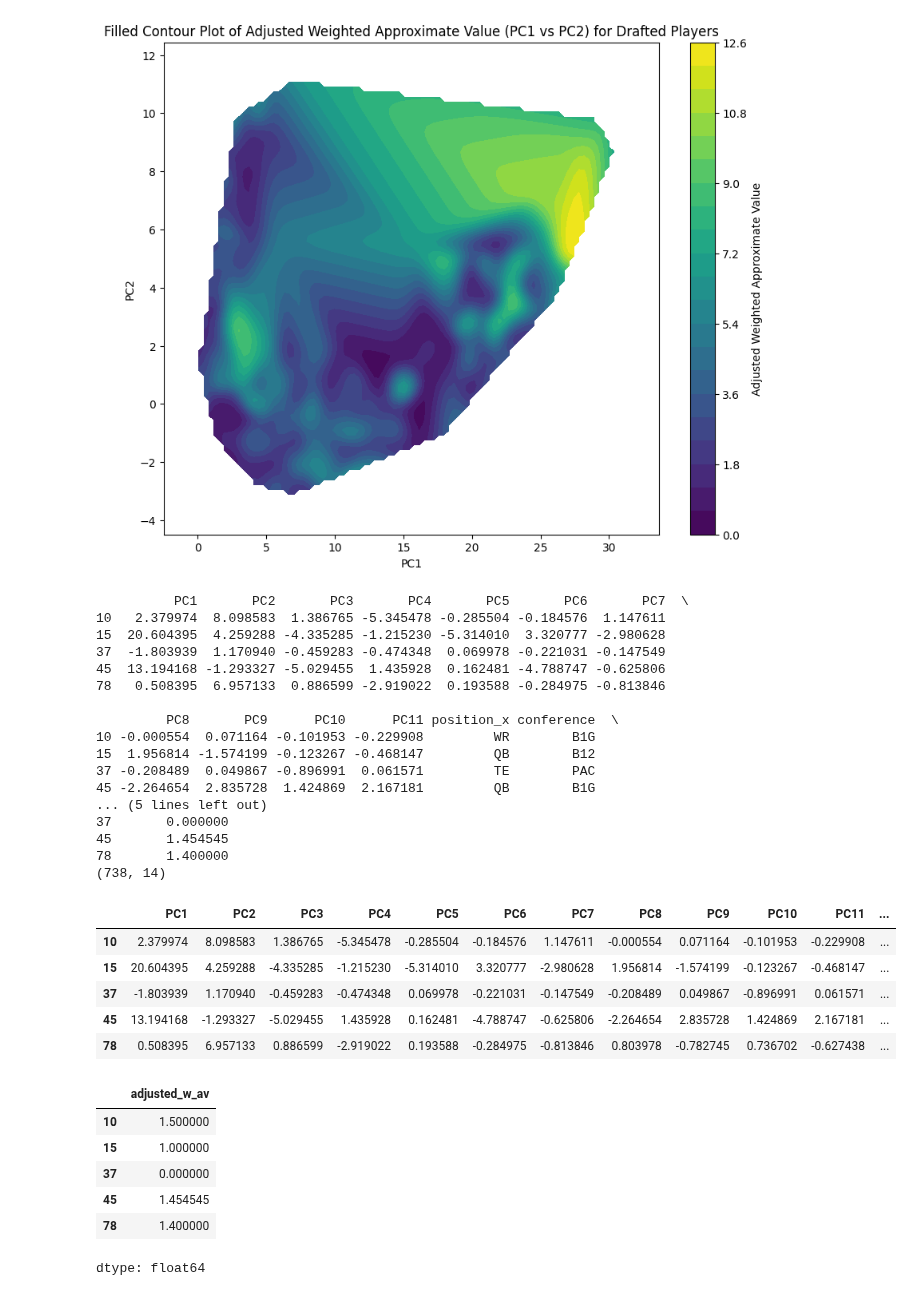
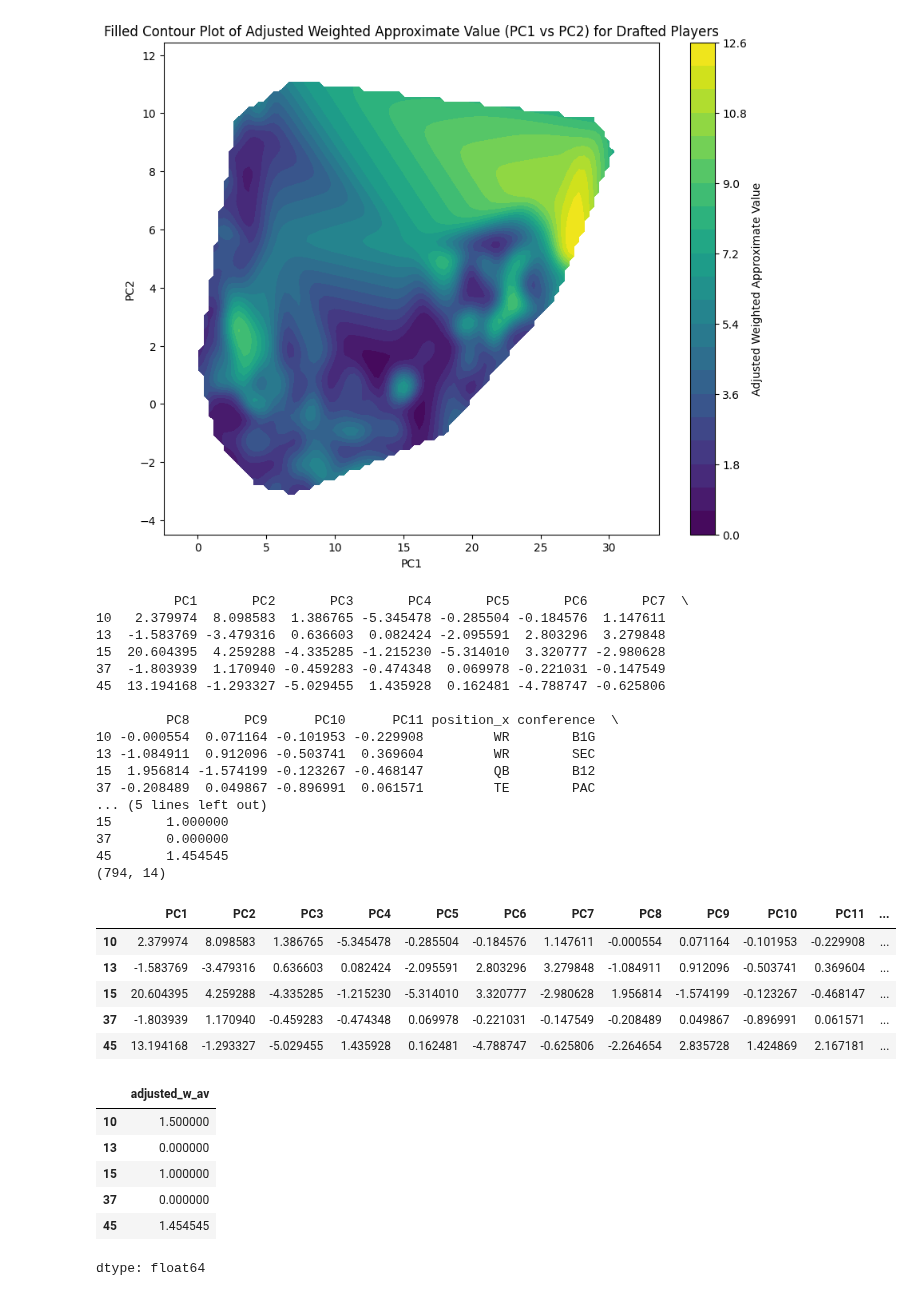
Before and after one commit to SU-IST707-SP26/group-project-big-brains-and-nathan, a Jupyter notebook: data/Initial_Modeling_IST_707_Final_Project.ipynb, the cells around one changed output. Cells and saved outputs as stored; diff of their text form; code cells hidden in the pictures.

```diff
--- a/data/Initial_Modeling_IST_707_Final_Project.ipynb
+++ b/data/Initial_Modeling_IST_707_Final_Project.ipynb
@@ -1441,7 +1442,7 @@ display(pca_df.describe())
 # Adding Categorical Variables to PCA
 pca_df_catvars = pd.concat([pca_df,
                             merged[[
-                                'position_x', 'conference'
+                                'position_x', 'conference', 'overall'
                                 ]]],
                            axis = 1)
 # %%
@@ -1483,0 +1464,17 @@ display(model_df)
+# %%
+model_df = pca_df_catvars.copy()
+
+# Converted w_av from a cumulative stat to a rate stat
+model_df['adjusted_w_av'] = (merged['w_av']/
+ ((merged['last_season'] + 1) - merged['year'])
+)
+
+
+final_model_df = model_df.dropna(axis = 0, subset = 'overall', inplace=False)
+
+# Filling NA values with 0
+final_model_df['adjusted_w_av'].fillna(value=0, inplace=True)
+
+final_model_df.drop(columns=['overall'], inplace=True)
+
+display(final_model_df)
@@ -1484,11 +1509,11 @@ display(model_df)
 # %%
-final_model_df = model_df.dropna(
-    subset = 'adjusted_w_av',
-    axis = 0,
-    inplace = False
-    )
+# final_model_df = model_df.dropna(
+#     subset = 'adjusted_w_av',
+#     axis = 0,
+#     inplace = False
+#     )
 
-final_model_df
+# final_model_df
 # %% [output]
 |  | PC1 | PC2 | PC3 | PC4 | PC5 | PC6 | PC7 | PC8 | PC9 | PC10 | PC11 | ... |
 | 10 | 2.379974 | 8.098583 | 1.386765 | -5.345478 | -0.285504 | -0.184576 | 1.147611 | -0.000554 | 0.071164 | -0.101953 | -0.229908 | ... |
@@ -1642,41 +1667,41 @@ print(final_model_df.shape)
 # %% [output]
           PC1       PC2       PC3       PC4       PC5       PC6       PC7  \
 10   2.379974  8.098583  1.386765 -5.345478 -0.285504 -0.184576  1.147611
+13  -1.583769 -3.479316  0.636603  0.082424 -2.095591  2.803296  3.279848
 15  20.604395  4.259288 -4.335285 -1.215230 -5.314010  3.320777 -2.980628
 37  -1.803939  1.170940 -0.459283 -0.474348  0.069978 -0.221031 -0.147549
 45  13.194168 -1.293327 -5.029455  1.435928  0.162481 -4.788747 -0.625806
-78   0.508395  6.957133  0.886599 -2.919022  0.193588 -0.284975 -0.813846
 
          PC8       PC9      PC10      PC11 position_x conference  \
 10 -0.000554  0.071164 -0.101953 -0.229908         WR        B1G
+13 -1.084911  0.912096 -0.503741  0.369604         WR        SEC
 15  1.956814 -1.574199 -0.123267 -0.468147         QB        B12
 37 -0.208489  0.049867 -0.896991  0.061571         TE        PAC
-45 -2.264654  2.835728  1.424869  2.167181         QB        B1G
 ... (5 lines left out)
+15       1.000000
 37       0.000000
 45       1.454545
-78       1.400000
-(738, 14)
+(794, 14)
 # %%
-X = final_model_df.iloc[:, 0:13]
+X = final_model_df.drop(columns=['adjusted_w_av'], inplace=False)
 
 y = final_model_df['adjusted_w_av']
 
 display(X.head())
 display(y.head())
 # %% [output]
 |  | PC1 | PC2 | PC3 | PC4 | PC5 | PC6 | PC7 | PC8 | PC9 | PC10 | PC11 | ... |
 | 10 | 2.379974 | 8.098583 | 1.386765 | -5.345478 | -0.285504 | -0.184576 | 1.147611 | -0.000554 | 0.071164 | -0.101953 | -0.229908 | ... |
+| 13 | -1.583769 | -3.479316 | 0.636603 | 0.082424 | -2.095591 | 2.803296 | 3.279848 | -1.084911 | 0.912096 | -0.503741 | 0.369604 | ... |
 | 15 | 20.604395 | 4.259288 | -4.335285 | -1.215230 | -5.314010 | 3.320777 | -2.980628 | 1.956814 | -1.574199 | -0.123267 | -0.468147 | ... |
 | 37 | -1.803939 | 1.170940 | -0.459283 | -0.474348 | 0.069978 | -0.221031 | -0.147549 | -0.208489 | 0.049867 | -0.896991 | 0.061571 | ... |
 | 45 | 13.194168 | -1.293327 | -5.029455 | 1.435928 | 0.162481 | -4.788747 | -0.625806 | -2.264654 | 2.835728 | 1.424869 | 2.167181 | ... |
-| 78 | 0.508395 | 6.957133 | 0.886599 | -2.919022 | 0.193588 | -0.284975 | -0.813846 | 0.803978 | -0.782745 | 0.736702 | -0.627438 | ... |
 |  | adjusted_w_av |
 | 10 | 1.500000 |
+| 13 | 0.000000 |
 | 15 | 1.000000 |
 | 37 | 0.000000 |
 | 45 | 1.454545 |
-| 78 | 1.400000 |
 dtype: float64
 # %%
 from sklearn.preprocessing import OneHotEncoder
```
Also changed, not shown: parts of 12 cells of this notebook.
